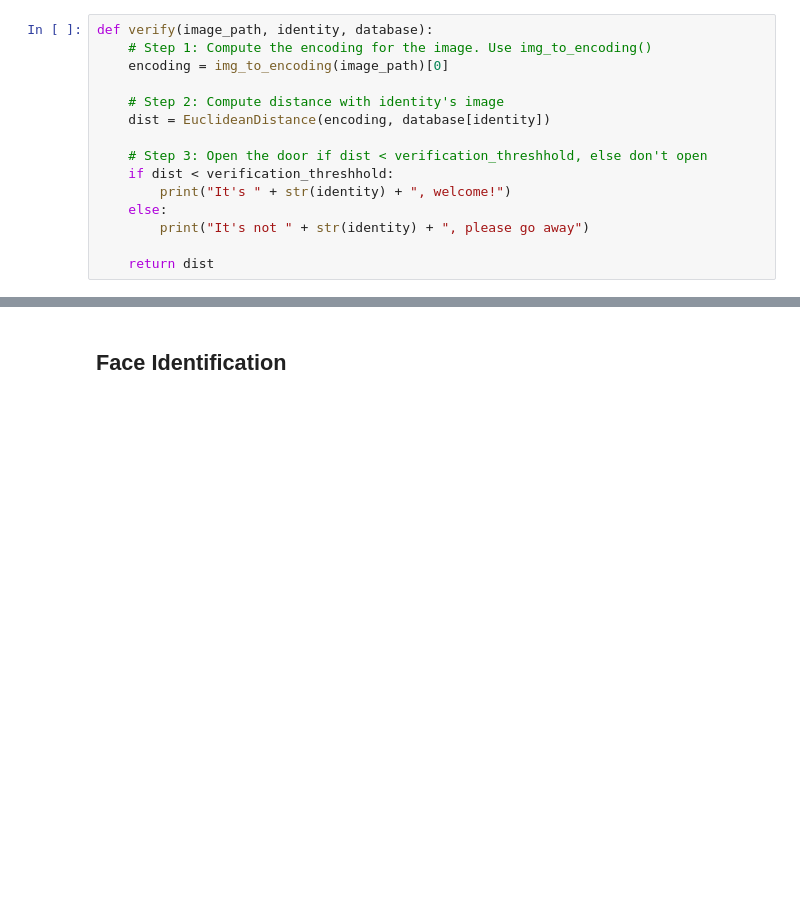
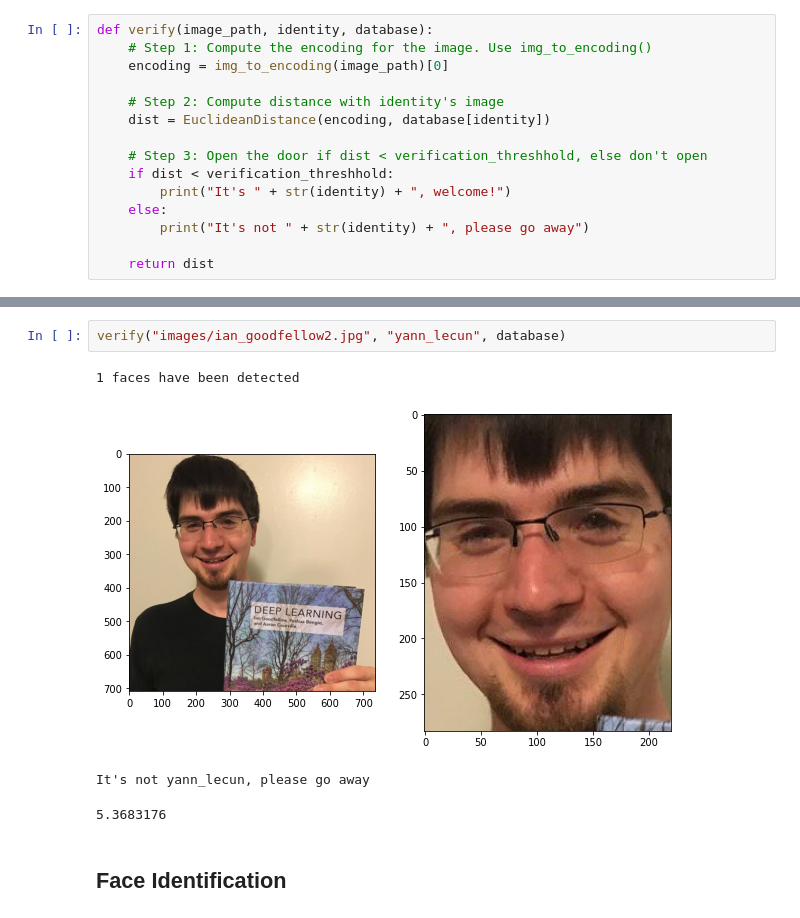
Before and after one commit to M-Taghizadeh/Deep-Face-Recognition, a Jupyter notebook: 6-face-recognition-verification&Identification.ipynb, the cells around one changed output, grey strips where cells are left out. Cells and saved outputs as stored; diff of their text form; blank space fills up the shorter version.

Commit message:
6-face-recognition-verification&Identification

```diff
--- a/6-face-recognition-verification&Identification.ipynb
+++ b/6-face-recognition-verification&Identification.ipynb
@@ -162,3 +204,10 @@ It's hinton, welcome!
+# %%
+verify("images/ian_goodfellow2.jpg", "yann_lecun", database)
+# %% [output]
+1 faces have been detected
+[figure, added]
+It's not yann_lecun, please go away
+5.3683176
 # %% [markdown]
 ## Face Identification
 # %%
```
Also changed, not shown: parts of 7 cells of this notebook.
